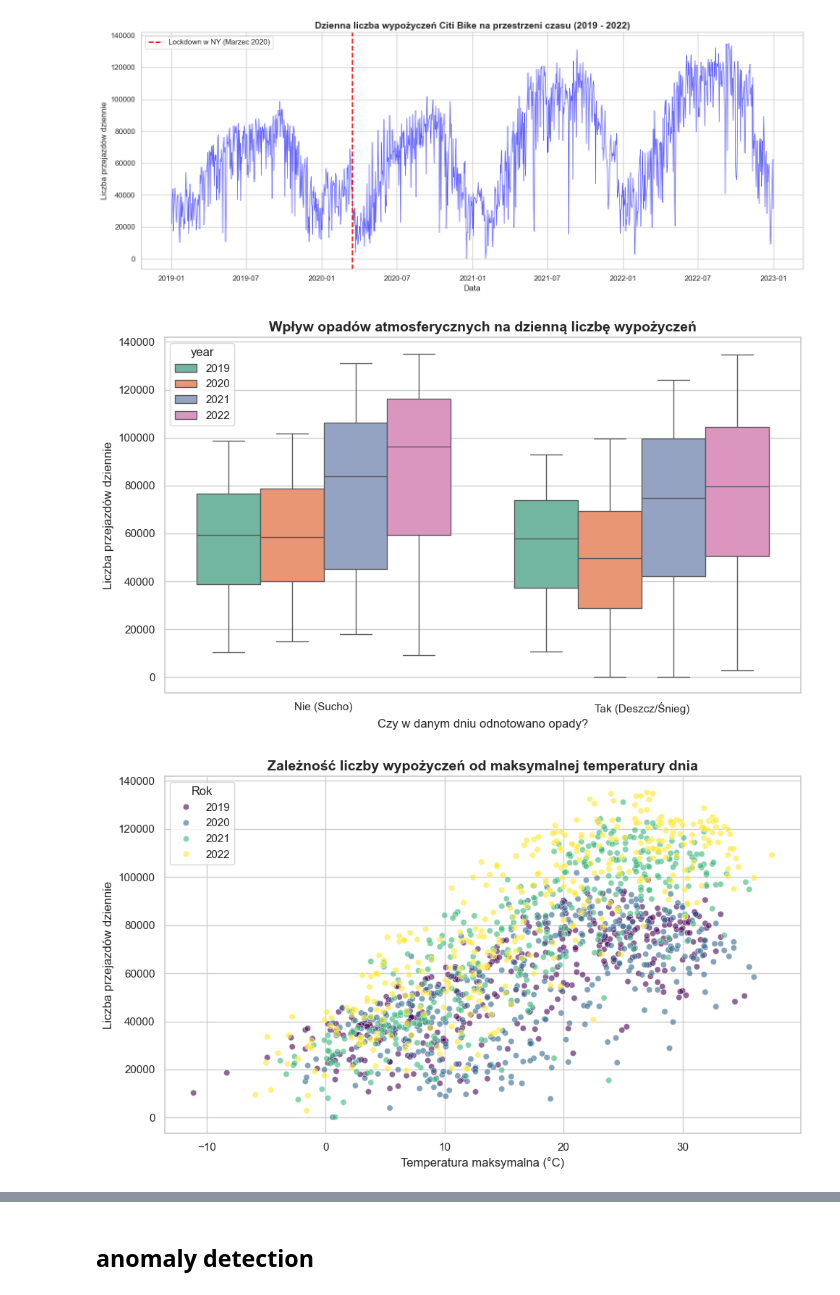
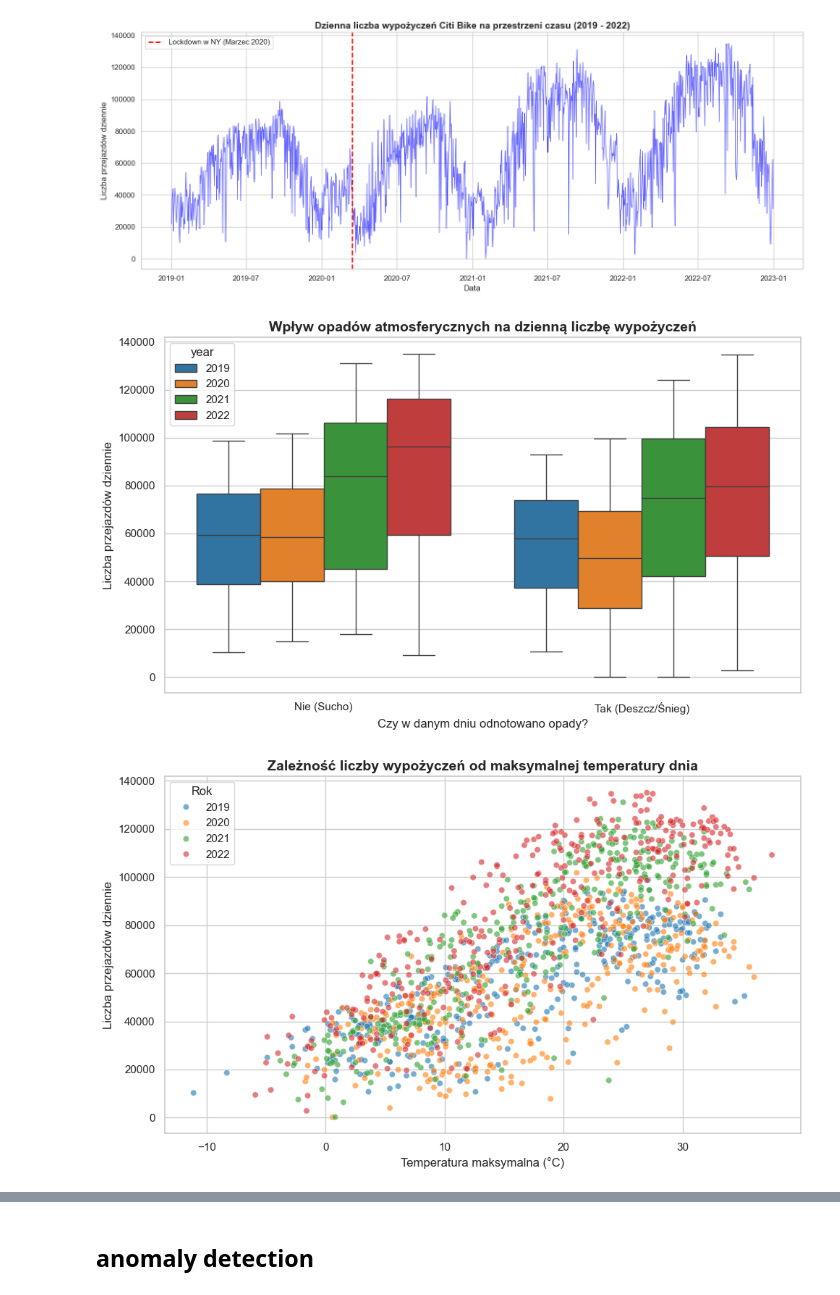
Before and after one commit to AntekIwa/citibike-data-analysis, a Jupyter notebook: analysis.ipynb, the cells around one changed output, grey strips where cells are left out. Saved outputs shown, nothing was run; the diff lists cells and outputs as text; code cells hidden in the pictures.

```diff
--- a/analysis.ipynb
+++ b/analysis.ipynb
@@ -64,31 +65,34 @@ plt.show()
 # %%
 plt.figure(figsize=(10, 6))
 
 # Tworzymy szybką kolumnę zero-jedynkową: czy padało (opady > 0 mm)
 df['czy_padalo'] = df['precipitation_mm'] > 0.0
 
 # Wykres pudełkowy (Boxplot) porównujący dni deszczowe i suche w podziale na lata
-sns.boxplot(data=df, x='czy_padalo', y='total_rides', hue='year', palette='Set2')
+sns.boxplot(data=df, x='czy_padalo', y='total_rides', hue='year', palette='tab10')
 
 plt.title('Wpływ opadów atmosferycznych na dzienną liczbę wypożyczeń', fontsize=14, fontweight='bold')
 plt.xlabel('Czy w danym dniu odnotowano opady?', fontsize=12)
 plt.ylabel('Liczba przejazdów dziennie', fontsize=12)
 plt.xticks([0, 1], ['Nie (Sucho)', 'Tak (Deszcz/Śnieg)'])
 plt.tight_layout()
+plt.savefig('opady_a_popularnosc.png', dpi = 300, bbox_inches='tight')
+
 plt.show()
 # %% [output]
-[figure, old version]
+[figure, new version]
 # %%
 plt.figure(figsize=(10, 6))
 
 # Wykres punktowy (Scatter plot), gdzie punkty kolorujemy w zależności od roku
-sns.scatterplot(data=df, x='temp_max_C', y='total_rides', hue='year', palette='viridis', alpha=0.6)
+sns.scatterplot(data=df, x='temp_max_C', y='total_rides', hue='year', palette='tab10', alpha=0.6)
 
 plt.title('Zależność liczby wypożyczeń od maksymalnej temperatury dnia', fontsize=14, fontweight='bold')
 plt.xlabel('Temperatura maksymalna (°C)', fontsize=12)
 plt.ylabel('Liczba przejazdów dziennie', fontsize=12)
 plt.legend(title='Rok')
 plt.tight_layout()
+plt.savefig('zaleznosc_od_temp.png', dpi = 300, bbox_inches='tight')
 plt.show()
 # %% [output]
-[figure, old version]
+[figure, new version]
```
Also changed, not shown: parts of 8 cells of this notebook, 4 other files.
